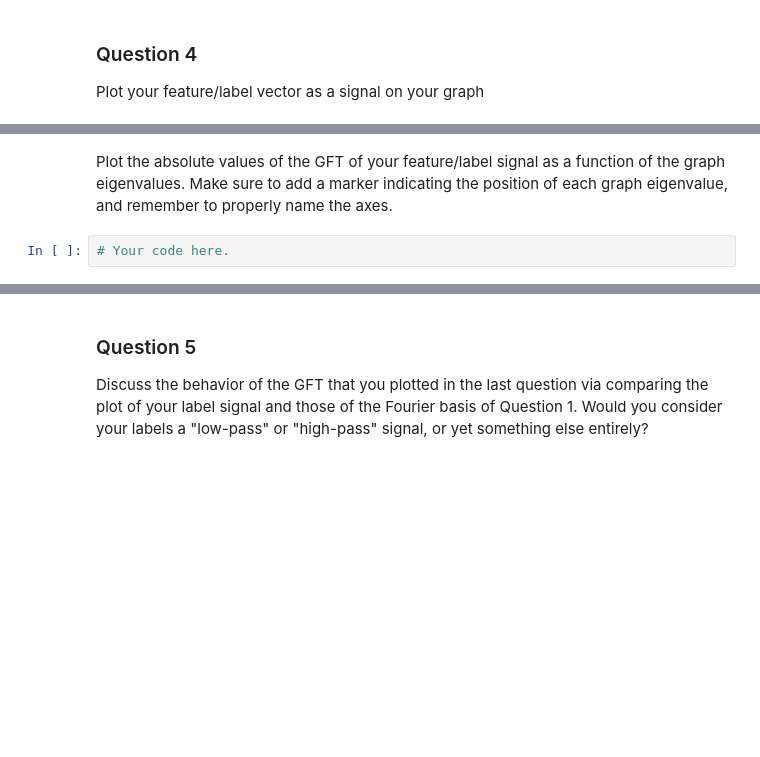
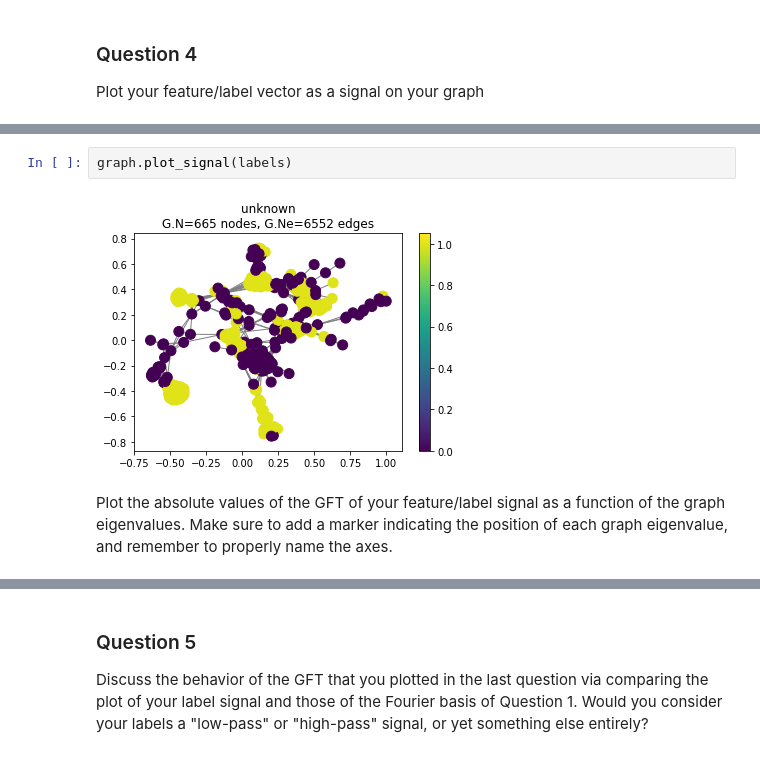
Before and after one commit to Kakavand/EPFL-antiterrorAssignment, a Jupyter notebook: John/4_graph_signal_processing.ipynb, the cells around one changed output, grey strips where cells are left out. Drawn from its saved outputs; the diff is of its cells as text; blank space fills up the shorter version.

```diff
--- a/John/4_graph_signal_processing.ipynb
+++ b/John/4_graph_signal_processing.ipynb
@@ -200,4 +204,6 @@ Plot your feature/label vector as a signal on your graph
+# %%
+graph.plot_signal(labels)
+# %% [output]
+[figure, added]
 # %% [markdown]
 Plot the absolute values of the GFT of your feature/label signal as a function of the graph eigenvalues. Make sure to add a marker indicating the position of each graph eigenvalue, and remember to properly name the axes.
-# %%
-# Your code here.
```
Also changed, not shown: parts of 16 cells of this notebook.
